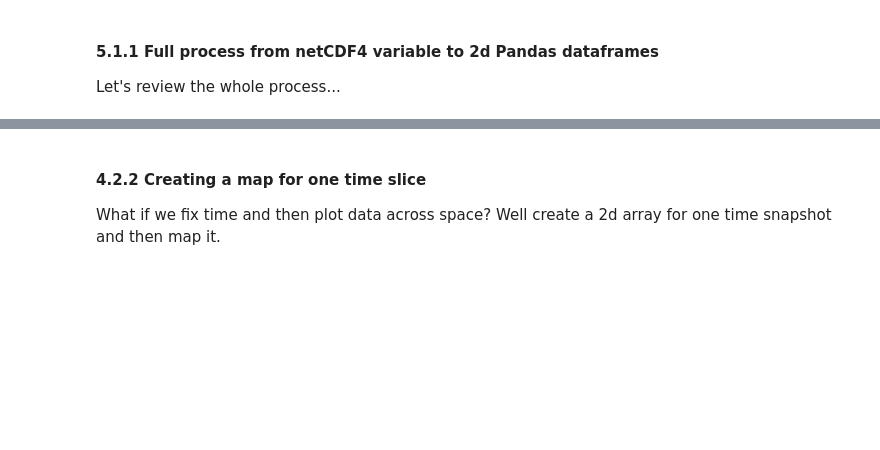
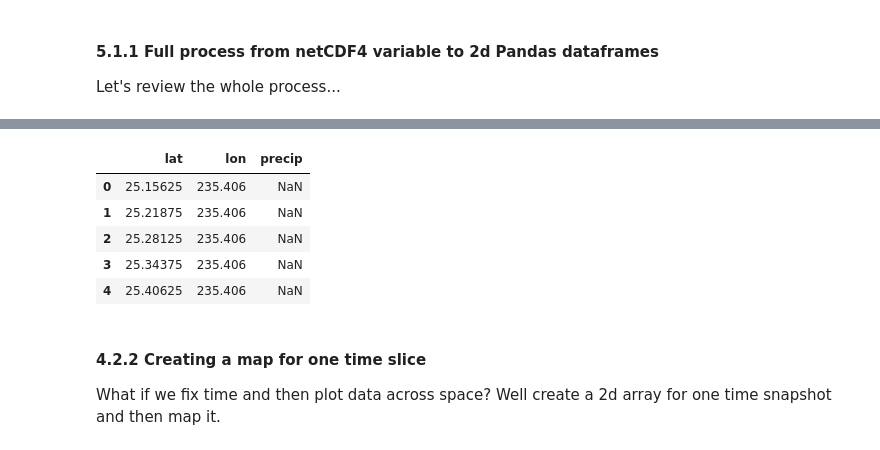
Before and after one commit to ENV859/ClimateData, a Jupyter notebook: 2-Climate-Data-Overview.ipynb, the cells around one changed output, grey strips where cells are left out. Saved outputs shown, nothing was run; the diff lists cells and outputs as text; code cells hidden in the pictures; blank space fills up the shorter version.

```diff
--- a/2-Climate-Data-Overview.ipynb
+++ b/2-Climate-Data-Overview.ipynb
@@ -472,0 +555,11 @@ plt.plot(df_subset);
+# %%
+dfX=dfMeanPrecip.reset_index().melt(var_name="lon",value_name="precip",id_vars='index')
+dfX.columns = ['lat','lon','precip']
+dfX.head()
+# %% [output]
+|  | lat | lon | precip |
+| 0 | 25.15625 | 235.406 | NaN |
+| 1 | 25.21875 | 235.406 | NaN |
+| 2 | 25.28125 | 235.406 | NaN |
+| 3 | 25.34375 | 235.406 | NaN |
+| 4 | 25.40625 | 235.406 | NaN |
```
Also changed, not shown: parts of 57 cells of this notebook.
